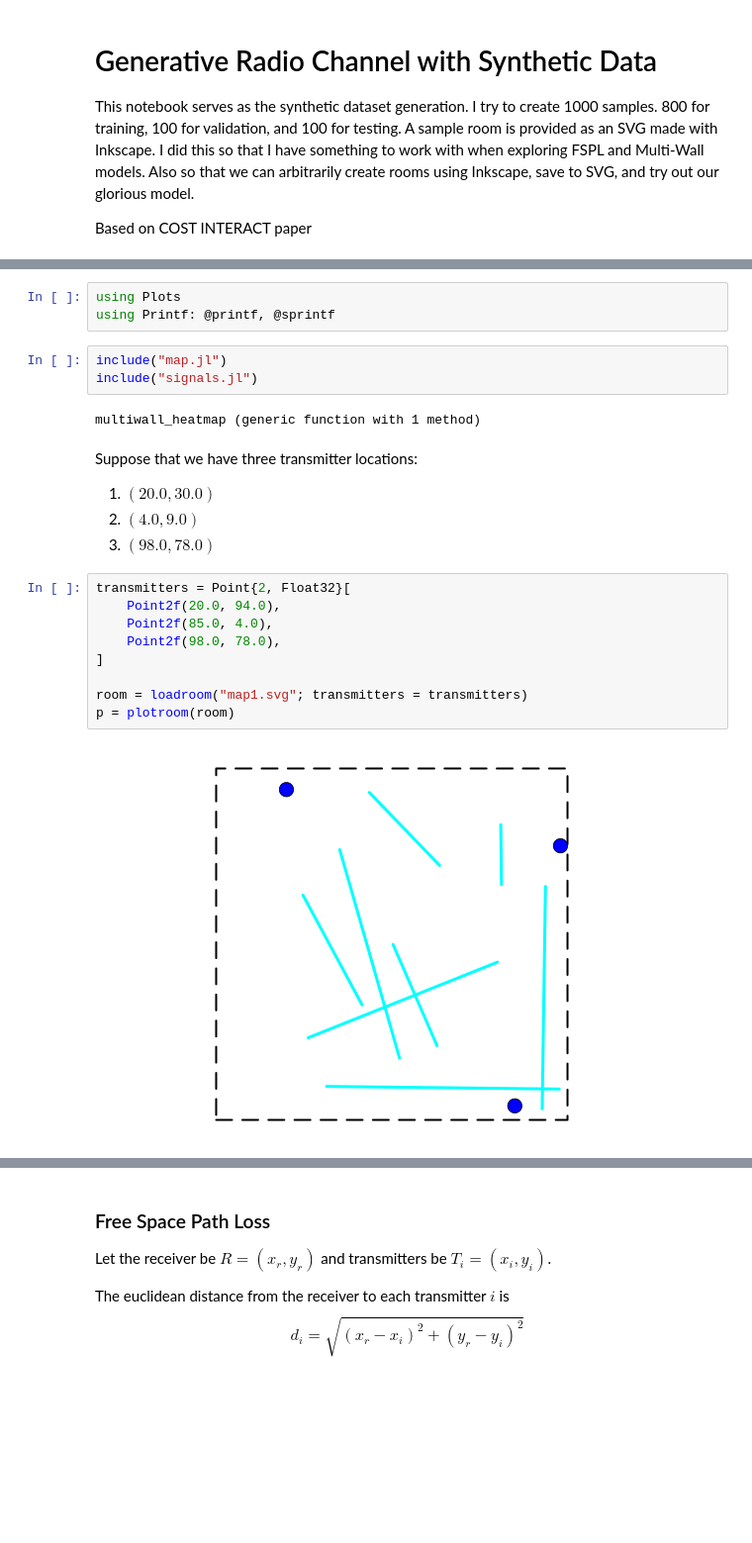
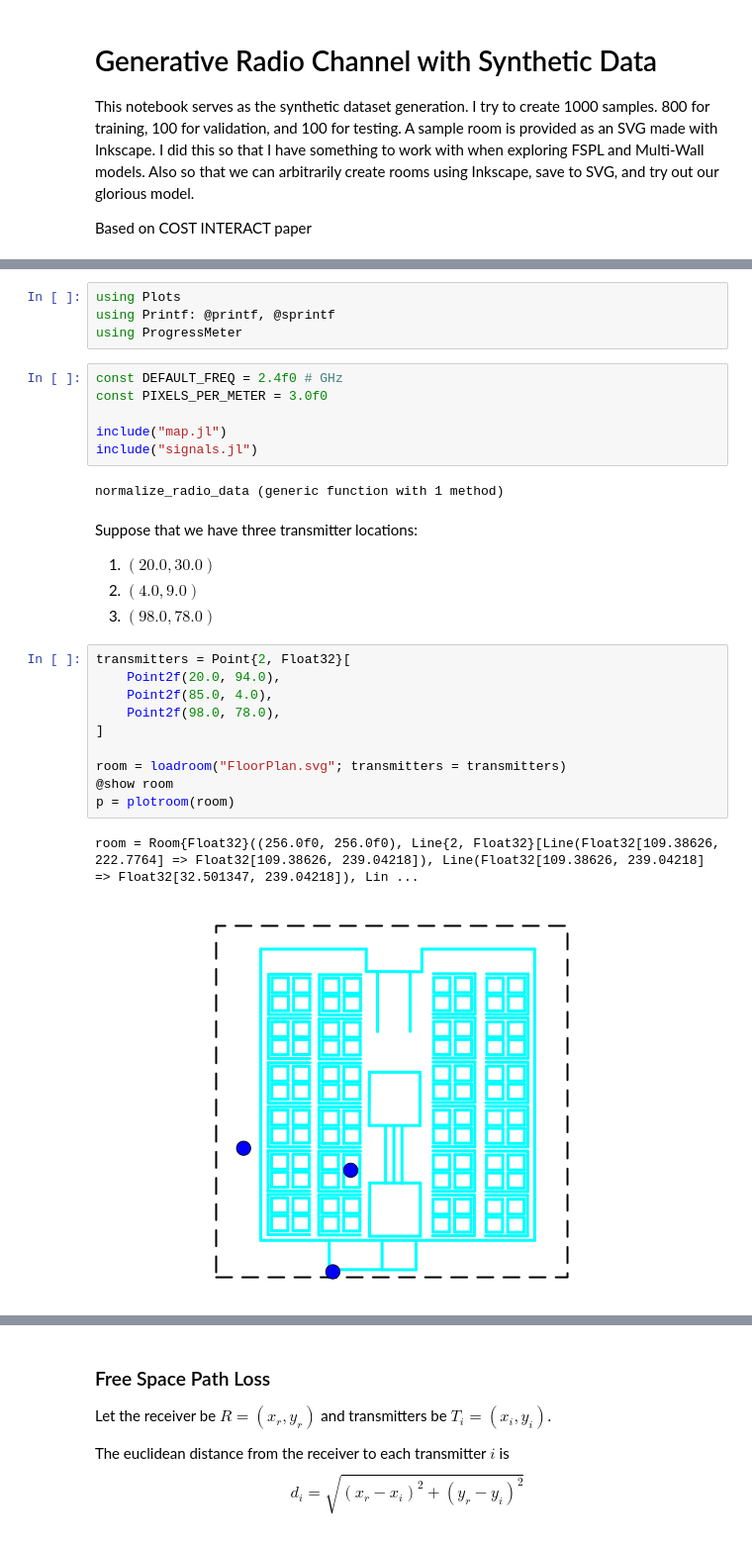
Before and after one commit to karlfroldan/GenerativeRadioChannel, a Jupyter notebook: Dataset.ipynb, the cells around one changed output, grey strips where cells are left out. Shown at 99% size. Drawn from its saved outputs; the diff is of its cells as text; blank space fills up the shorter version.

```diff
--- a/Dataset.ipynb
+++ b/Dataset.ipynb
@@ -13,11 +16,15 @@ Pkg.instantiate()
 # %%
 using Plots
 using Printf: @printf, @sprintf
+using ProgressMeter
 # %%
+const DEFAULT_FREQ = 2.4f0 # GHz
+const PIXELS_PER_METER = 3.0f0
+
 include("map.jl")
 include("signals.jl")
 # %% [output]
-multiwall_heatmap (generic function with 1 method)
+normalize_radio_data (generic function with 1 method)
 # %% [markdown]
 Suppose that we have three transmitter locations:
 1. $(20.0, 30.0)$
@@ -26,14 +33,16 @@ Suppose that we have three transmitter locations:
 # %%
 transmitters = Point{2, Float32}[
     Point2f(20.0, 94.0),
     Point2f(85.0, 4.0),
     Point2f(98.0, 78.0),
 ]
 
-room = loadroom("map1.svg"; transmitters = transmitters)
+room = loadroom("FloorPlan.svg"; transmitters = transmitters)
+@show room
 p = plotroom(room)
 # %% [output]
+room = Room{Float32}((256.0f0, 256.0f0), Line{2, Float32}[Line(Float32[109.38626, 222.7764] => Float32[109.38626, 239.04218]), Line(Float32[109.38626, 239.04218] => Float32[32.501347, 239.04218]), Lin ...
-[figure, old version]
+[figure, new version]
 # %%
 rs = rasterize(room)
 rs_plot1 = heatmap(abs.(1 .- rs[:, :, 1])',
```
Also changed, not shown: parts of 27 cells of this notebook, 9 other files.
